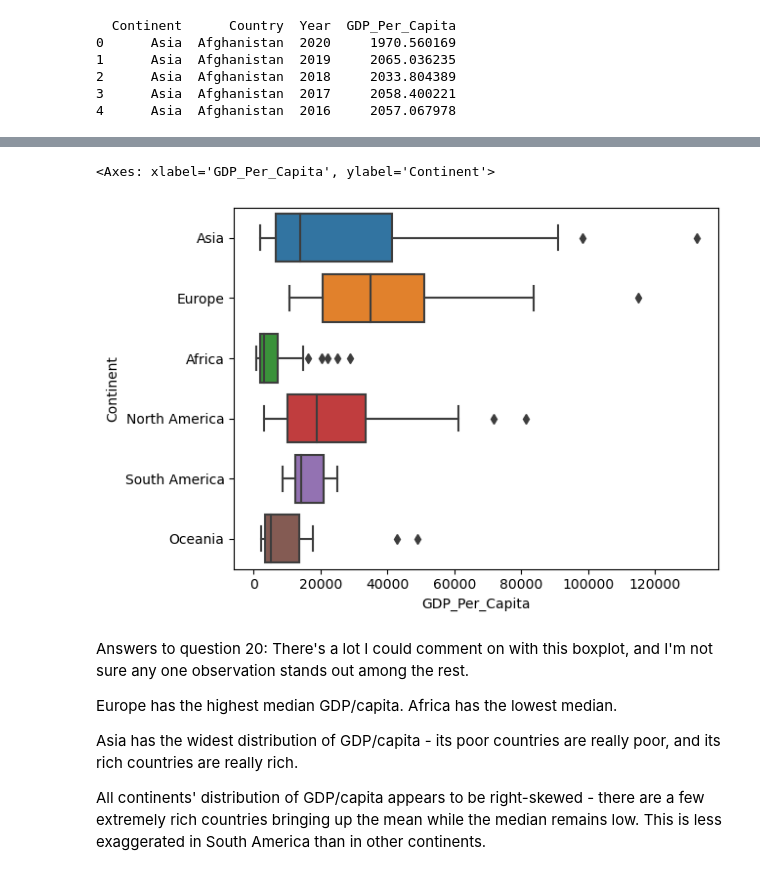
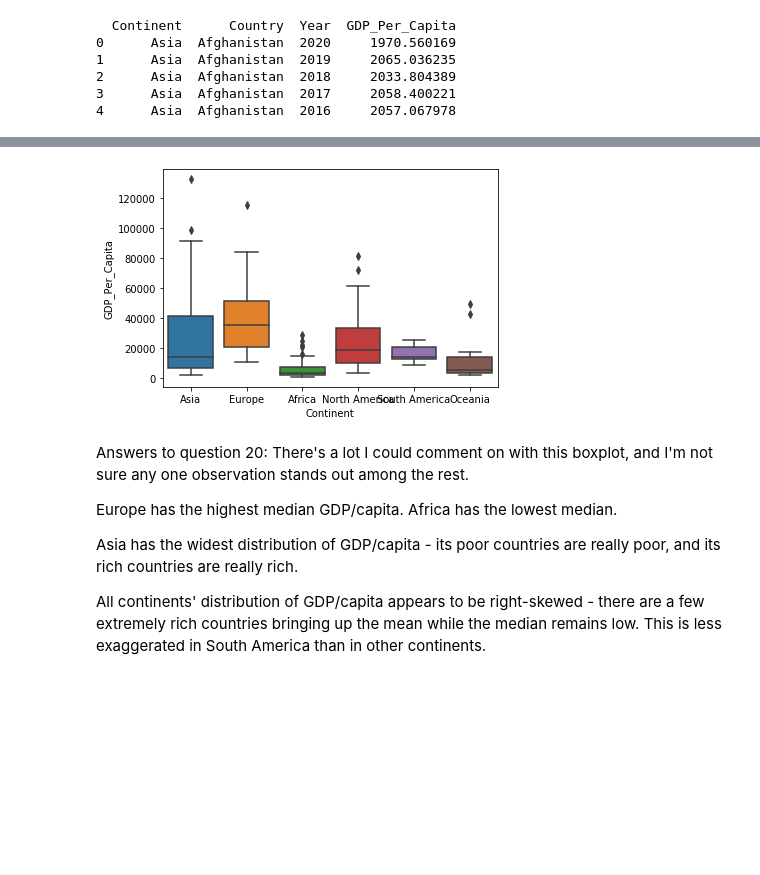
Before and after one commit to ballir27/un-exploration, a Jupyter notebook: Notebooks/UN_Data_Exploration.ipynb, the cells around one changed output, grey strips where cells are left out. Cells and saved outputs as stored; diff of their text form; code cells hidden in the pictures; blank space fills up the shorter version.

Commit message:
UN Data Guided Portion with Full Feedback

```diff
--- a/Notebooks/UN_Data_Exploration.ipynb
+++ b/Notebooks/UN_Data_Exploration.ipynb
@@ -258,8 +259,7 @@ Name: Country, dtype: int64
 # %%
-sns.boxplot(data=gdp_df[gdp_df['Year']==2018],x='GDP_Per_Capita',y='Continent')
+sns.boxplot(data=gdp_df[gdp_df['Year']==2018],x='Continent',y='GDP_Per_Capita');
 # %% [output]
-<Axes: xlabel='GDP_Per_Capita', ylabel='Continent'>
-[figure, old version]
+[figure, new version]
 # %% [markdown]
 Answers to question 20:
 There's a lot I could comment on with this boxplot, and I'm not sure any one observation stands out among the rest.
```
Also changed, not shown: parts of 8 cells of this notebook.
